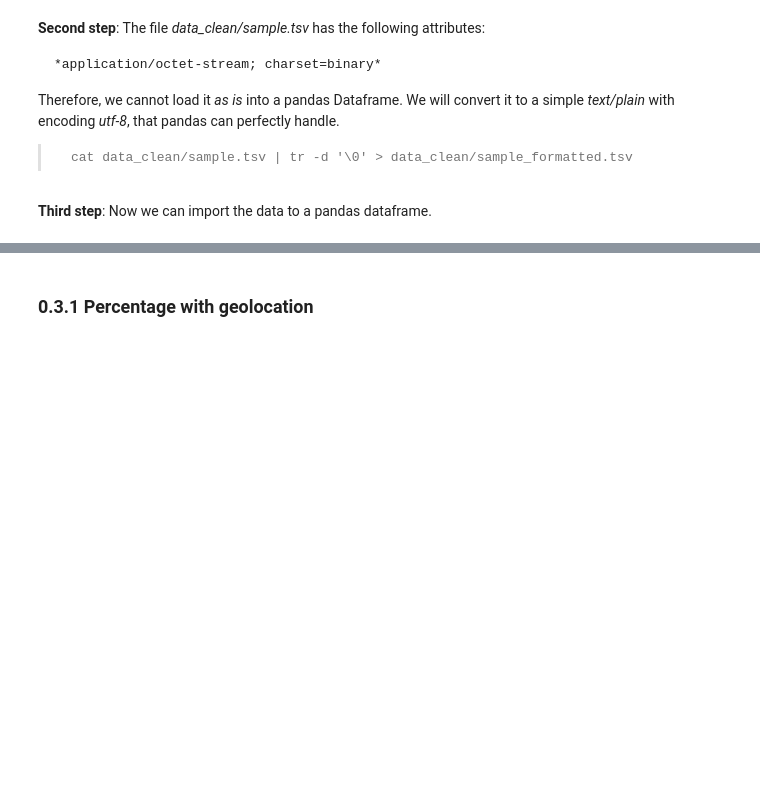
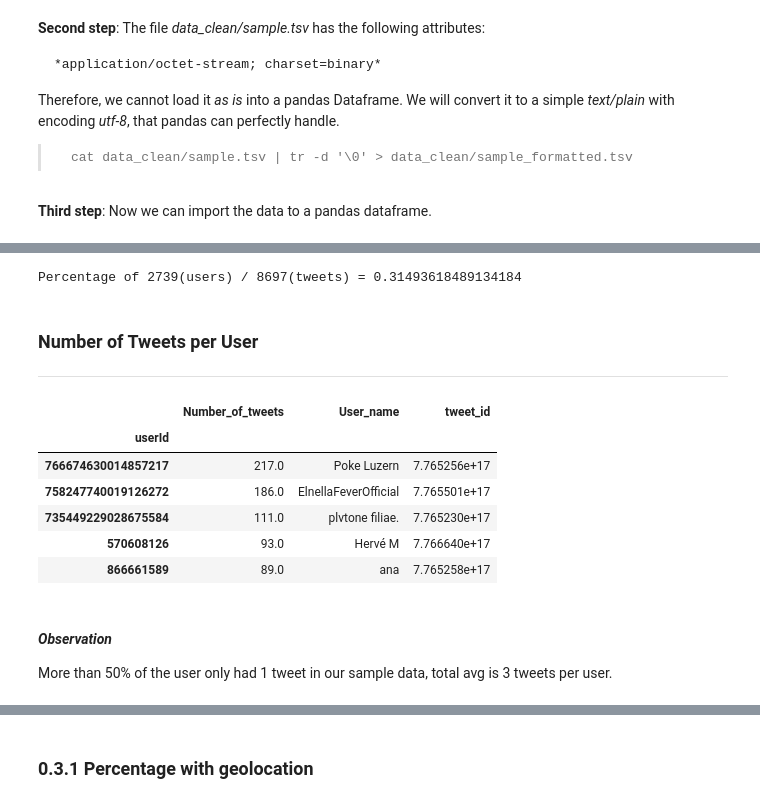
Before and after one commit to ChongHan/EPFL_ADA_Project, a Jupyter notebook: Sample Data processing.ipynb, the cells around one changed output, grey strips where cells are left out. Saved outputs shown, nothing was run; the diff lists cells and outputs as text; code cells hidden in the pictures; blank space fills up the shorter version.

```diff
--- a/Sample Data processing.ipynb
+++ b/Sample Data processing.ipynb
@@ -80,0 +179,4 @@ len(sample_data)
+# %%
+# Create a true/false list then map to the original dataframe
+NaN_text = sample_data.text.isnull()
+sample_data = sample_data[~ NaN_text]
@@ -80,0 +196,32 @@ len(sample_data)
+# %%
+total_tweets = len(pd.unique(sample_data.id.ravel()))
+total_unique_user = len(pd.unique(sample_data.userId.ravel()))
+
+print("Percentage of {}(users) / {}(tweets) = {}".format(total_unique_user, total_tweets, total_unique_user/total_tweets))
+# %% [output]
+Percentage of 2739(users) / 8697(tweets) = 0.31493618489134184
+# %% [markdown]
+### Number of Tweets per User
+***
+# %%
+def f(x):
+    return Series(dict(Number_of_tweets = x['text'].count(),
+                       User_name = x['userName'].min(),
+                       tweet_id = x['id'].min(),
+                       ))
+# %%
+tweet_count = sample_data.groupby('userId').apply(f)
+tweet_count = tweet_count.sort_values('Number_of_tweets', axis=0, ascending=False)
+tweet_count.head()
+# %% [output]
+|  | Number_of_tweets | User_name | tweet_id |
+| userId |  |  |  |
+| 766674630014857217 | 217.0 | Poke Luzern | 7.765256e+17 |
+| 758247740019126272 | 186.0 | ElnellaFeverOfficial | 7.765501e+17 |
+| 735449229028675584 | 111.0 | plvtone filiae. | 7.765230e+17 |
+| 570608126 | 93.0 | Hervé M | 7.766640e+17 |
+| 866661589 | 89.0 | ana | 7.765258e+17 |
+# %% [markdown]
+#### *Observation*
+
+More than 50% of the user only had 1 tweet in our sample data, total avg is 3 tweets per user.
```
Also changed, not shown: parts of 35 cells of this notebook, 1 other file.
